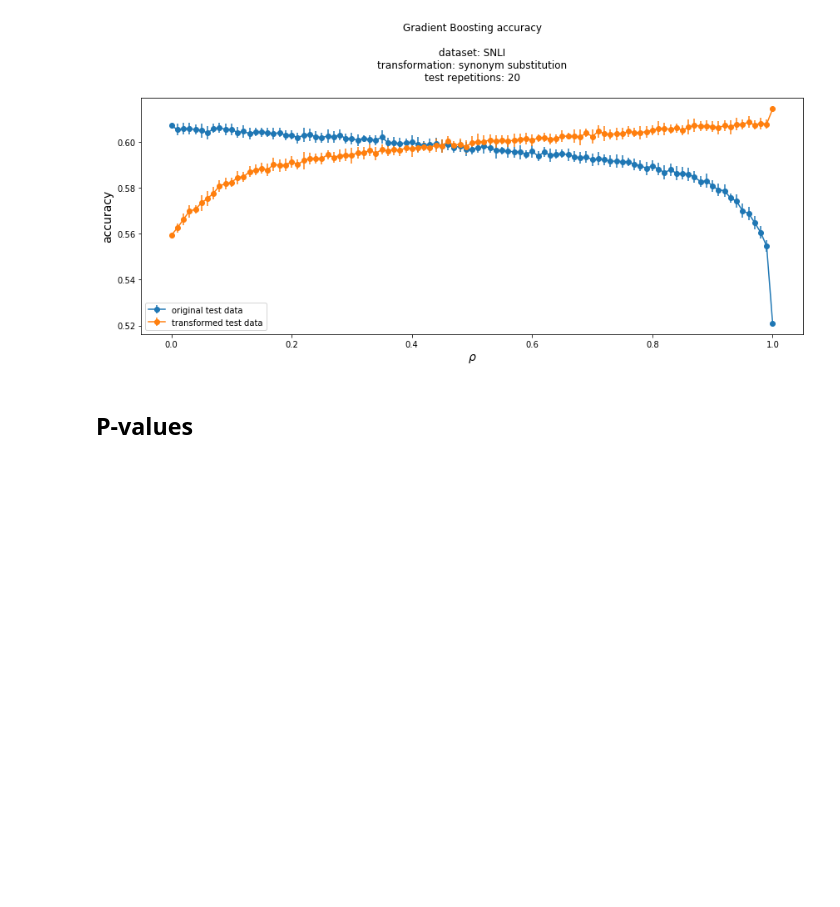
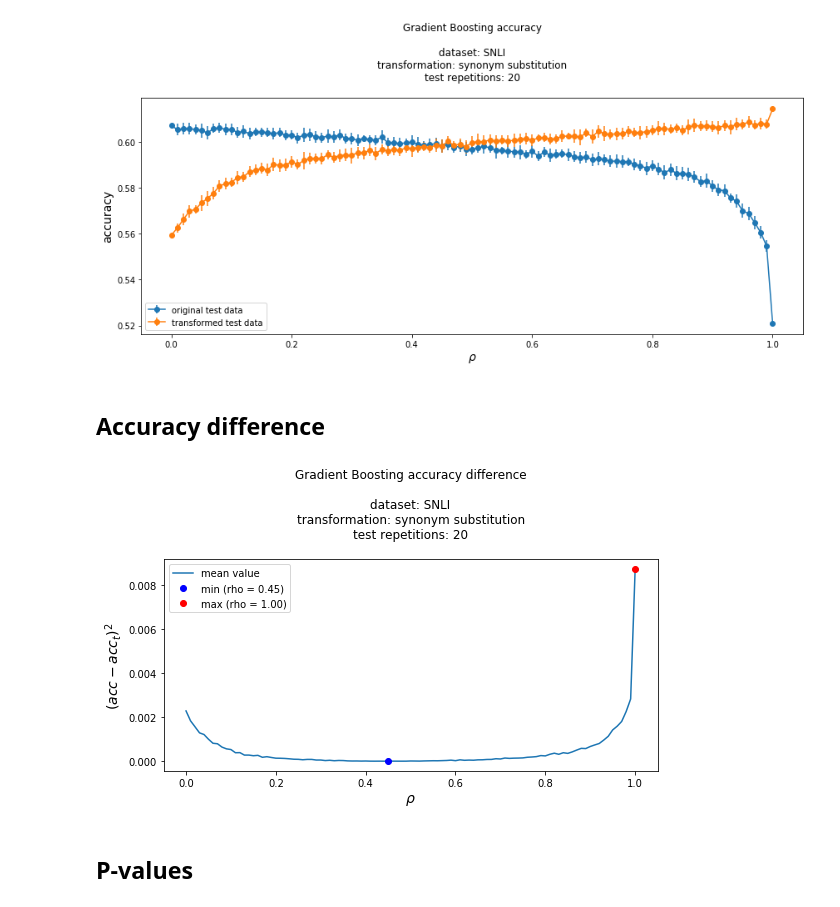
Before and after one commit to lukewanless/looking-for-equivalences, a Jupyter notebook: src/check_results_xgb_p_and_h.ipynb, the cells around one changed output. Drawn from its saved outputs; the diff is of its cells as text; code cells hidden in the pictures; blank space fills up the shorter version.

Commit message:
add new plots

```diff
--- a/src/check_results_xgb_p_and_h.ipynb
+++ b/src/check_results_xgb_p_and_h.ipynb
@@ -57,6 +57,34 @@ fig.tight_layout()
 fig.savefig('figs/gb_acc_snli_syn_p_h.png', bbox_inches=None, pad_inches=0.5)
 # %% [output]
 [figure]
+# %% [markdown]
+## Accuracy difference
+# %%
+df_acc = pd.DataFrame({"rho":x,
+                       "acc":y,
+                       "acc_t":y_t}).set_index("rho")
+
+diff = (df_acc.acc - df_acc.acc_t) ** 2
+diff.name = "mean value"
+
+id_min = diff.argmin()
+id_max = diff.argmax()
+rho_min, v_min = diff.index[id_min], diff.iloc[id_min],
+rho_max, v_max = diff.index[id_max], diff.iloc[id_max]
+
+
+fig, ax = plt.subplots(figsize=(8,5))
+diff.plot();
+ax.set_xlabel(r"$\rho$", fontsize=14);
+ax.set_ylabel(r"$(acc - acc_t)^{2}$", fontsize=14);
+ax.set_title("Gradient Boosting accuracy difference\n\ndataset: SNLI\ntransformation: synonym substitution\ntest repetitions: {}\n".format(test_repetitions));
+ax.plot(rho_min, v_min, "o", color="blue", label="min (rho = {:.2f})".format(rho_min))
+ax.plot(rho_max, v_max, "o", color="red", label="max (rho = {:.2f})".format(rho_max))
+fig.tight_layout()
+ax.legend(loc="best");
+fig.savefig('figs/gb_diff_snli_syn_p_h.png', bbox_inches=None, pad_inches=0.5)
+# %% [output]
+[figure, added]
 # %% [markdown]
 ## P-values
 # %%
```
Also changed, not shown: parts of 2 cells of this notebook, 2 other files.
